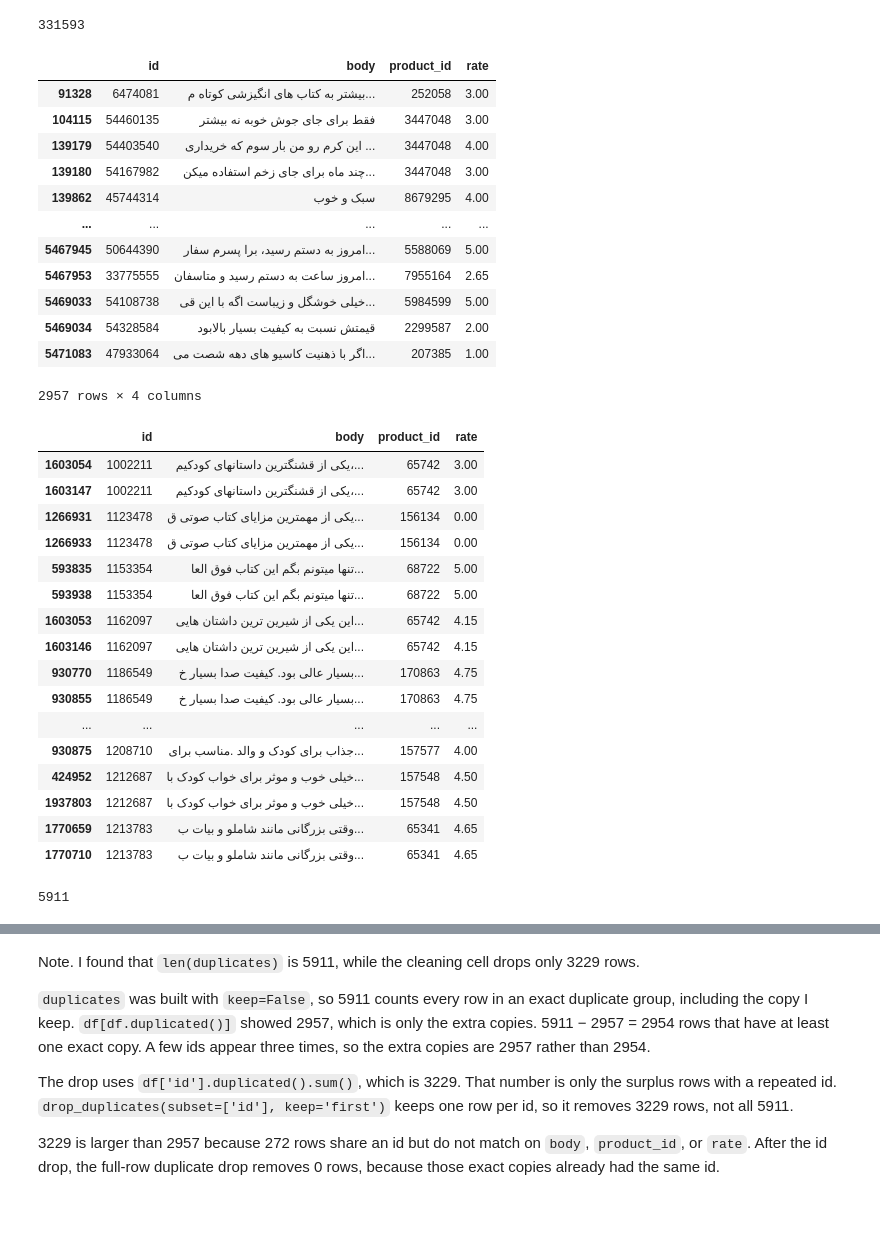
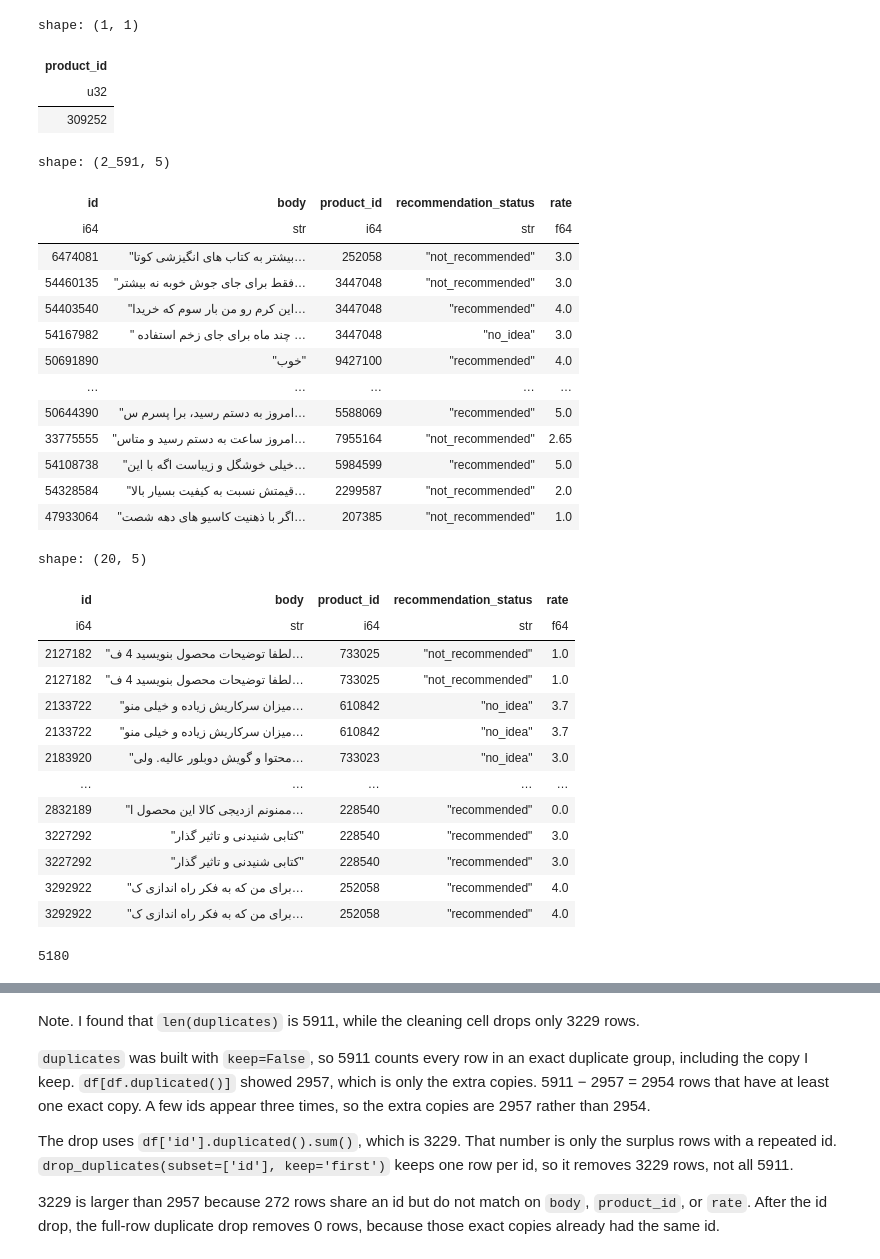
Before and after one commit to atozmax/digikala-comment-recommendation, a Jupyter notebook: notebooks/01-data-cleaning.ipynb, the cells around one changed output, grey strips where cells are left out. Cells and saved outputs as stored; diff of their text form; code cells hidden in the pictures; blank space fills up the shorter version.

```diff
--- a/notebooks/01-data-cleaning.ipynb
+++ b/notebooks/01-data-cleaning.ipynb
@@ -142,3 +125,3 @@ df.to_csv('../data/cleaned/digikala-comments-cleaned.csv', index=False)
 # %%
-df = pd.read_csv('../data/cleaned/digikala-comments-cleaned.csv')
+df = pl.read_csv("../data/cleaned/digikala-comments-cleaned.csv")
 # %%
@@ -202,2 +186,2 @@ df[(df['rate'] > 5) | (df['rate'] < 0)]
 # %%
-df[(df['rate'] > 5) | (df['rate'] < 0)].dropna(subset=['body'], inplace=True)
+df.filter((pl.col("rate") > 5) | (pl.col("rate") < 0)).drop_nulls(subset=["body"])
@@ -204,47 +193,48 @@ df[(df['rate'] > 5) | (df['rate'] < 0)].dropna(subset=['body'], inplace=True)
 # %%
-len(df['product_id'].unique())
+df.select(pl.col("product_id").n_unique())
 # %% [output]
-331593
+shape: (1, 1)
+| product_id |
+| u32 |
+| 309252 |
 # %%
-df[df.duplicated()]
+df.filter(pl.struct(pl.all()).is_first_distinct().not_())
 # %% [output]
+shape: (2_591, 5)
-|  | id | body | product_id | rate |
-| 91328 | 6474081 | بیشتر به کتاب های انگیزشی کوتاه م... | 252058 | 3.00 |
-| 104115 | 54460135 | فقط برای جای جوش خوبه نه بیشتر | 3447048 | 3.00 |
-| 139179 | 54403540 | این کرم رو من بار سوم که خریداری ... | 3447048 | 4.00 |
-| 139180 | 54167982 | چند ماه برای جای زخم استفاده میکن... | 3447048 | 3.00 |
-| 139862 | 45744314 | سبک و خوب | 8679295 | 4.00 |
-| ... | ... | ... | ... | ... |
-| 5467945 | 50644390 | امروز به دستم رسید، برا پسرم سفار... | 5588069 | 5.00 |
-| 5467953 | 33775555 | امروز ساعت به دستم رسید و متاسفان... | 7955164 | 2.65 |
-| 5469033 | 54108738 | خیلی خوشگل و زیباست اگه با این قی... | 5984599 | 5.00 |
-| 5469034 | 54328584 | قیمتش نسبت به کیفیت بسیار بالابود | 2299587 | 2.00 |
-| 5471083 | 47933064 | اگر با ذهنیت کاسیو های دهه شصت می... | 207385 | 1.00 |
+| id | body | product_id | recommendation_status | rate |
+| i64 | str | i64 | str | f64 |
+| 6474081 | "بیشتر به کتاب های انگیزشی کوتا… | 252058 | "not_recommended" | 3.0 |
+| 54460135 | "فقط برای جای جوش خوبه نه بیشتر… | 3447048 | "not_recommended" | 3.0 |
+| 54403540 | "این کرم رو من بار سوم که خریدا… | 3447048 | "recommended" | 4.0 |
+| 54167982 | " چند ماه برای جای زخم استفاده … | 3447048 | "no_idea" | 3.0 |
+| 50691890 | "خوب" | 9427100 | "recommended" | 4.0 |
+| … | … | … | … | … |
+| 50644390 | "امروز به دستم رسید، برا پسرم س… | 5588069 | "recommended" | 5.0 |
+| 33775555 | "امروز ساعت به دستم رسید و متاس… | 7955164 | "not_recommended" | 2.65 |
+| 54108738 | "خیلی خوشگل و زیباست اگه با این… | 5984599 | "recommended" | 5.0 |
+| 54328584 | "قیمتش نسبت به کیفیت بسیار بالا… | 2299587 | "not_recommended" | 2.0 |
+| 47933064 | "اگر با ذهنیت کاسیو های دهه شصت… | 207385 | "not_recommended" | 1.0 |
-2957 rows × 4 columns
 # %%
-keys = ['id', 'body', 'product_id', 'rate']
-duplicates = df[df.duplicated(keys, keep=False)].sort_values(keys)
+keys = ["id", "body", "product_id", "recommendation_status", "rate"]
+duplicates = df.filter(pl.struct(keys).is_duplicated()).sort(keys)
 duplicates.head(20)
 # %% [output]
+shape: (20, 5)
-|  | id | body | product_id | rate |
-| 1603054 | 1002211 | یکی از قشنگترین داستانهای کودکیم،... | 65742 | 3.00 |
-| 1603147 | 1002211 | یکی از قشنگترین داستانهای کودکیم،... | 65742 | 3.00 |
-| 1266931 | 1123478 | یکی از مهمترین مزایای کتاب صوتی ق... | 156134 | 0.00 |
-| 1266933 | 1123478 | یکی از مهمترین مزایای کتاب صوتی ق... | 156134 | 0.00 |
-| 593835 | 1153354 | تنها میتونم بگم این کتاب فوق العا... | 68722 | 5.00 |
-| 593938 | 1153354 | تنها میتونم بگم این کتاب فوق العا... | 68722 | 5.00 |
-| 1603053 | 1162097 | این یکی از شیرین ترین داشتان هایی... | 65742 | 4.15 |
-| 1603146 | 1162097 | این یکی از شیرین ترین داشتان هایی... | 65742 | 4.15 |
-| 930770 | 1186549 | بسیار عالی بود. کیفیت صدا بسیار خ... | 170863 | 4.75 |
-| 930855 | 1186549 | بسیار عالی بود. کیفیت صدا بسیار خ... | 170863 | 4.75 |
-| ... | ... | ... | ... | ... |
-| 930875 | 1208710 | جذاب برای کودک و والد .مناسب برای... | 157577 | 4.00 |
-| 424952 | 1212687 | خیلی خوب و موثر برای خواب کودک با... | 157548 | 4.50 |
-| 1937803 | 1212687 | خیلی خوب و موثر برای خواب کودک با... | 157548 | 4.50 |
-| 1770659 | 1213783 | وقتی بزرگانی مانند شاملو و بیات ب... | 65341 | 4.65 |
-| 1770710 | 1213783 | وقتی بزرگانی مانند شاملو و بیات ب... | 65341 | 4.65 |
+| id | body | product_id | recommendation_status | rate |
+| i64 | str | i64 | str | f64 |
+| 2127182 | "لطفا توضیحات محصول بنویسید 4 ف… | 733025 | "not_recommended" | 1.0 |
+| 2127182 | "لطفا توضیحات محصول بنویسید 4 ف… | 733025 | "not_recommended" | 1.0 |
+| 2133722 | "میزان سرکاریش زیاده و خیلی منو… | 610842 | "no_idea" | 3.7 |
+| 2133722 | "میزان سرکاریش زیاده و خیلی منو… | 610842 | "no_idea" | 3.7 |
+| 2183920 | "محتوا و گویش دوبلور عالیه. ولی… | 733023 | "no_idea" | 3.0 |
+| … | … | … | … | … |
+| 2832189 | "ممنونم ازدیجی کالا این محصول ا… | 228540 | "recommended" | 0.0 |
+| 3227292 | "کتابی شنیدنی و تاثیر گذار" | 228540 | "recommended" | 3.0 |
+| 3227292 | "کتابی شنیدنی و تاثیر گذار" | 228540 | "recommended" | 3.0 |
+| 3292922 | "برای من که به فکر راه اندازی ک… | 252058 | "recommended" | 4.0 |
+| 3292922 | "برای من که به فکر راه اندازی ک… | 252058 | "recommended" | 4.0 |
 # %%
 len(duplicates)
 # %% [output]
-5911
+5180
 # %%
```
Also changed, not shown: parts of 24 cells of this notebook, 20 other files.
